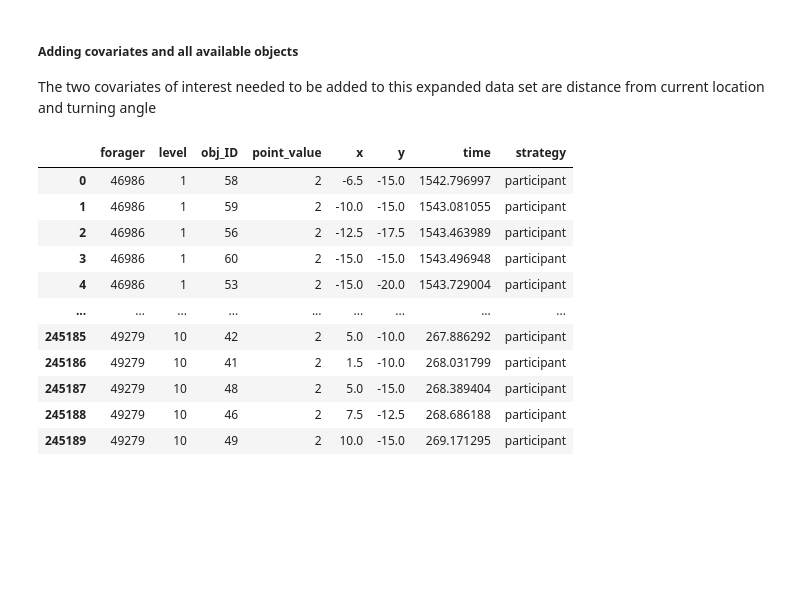
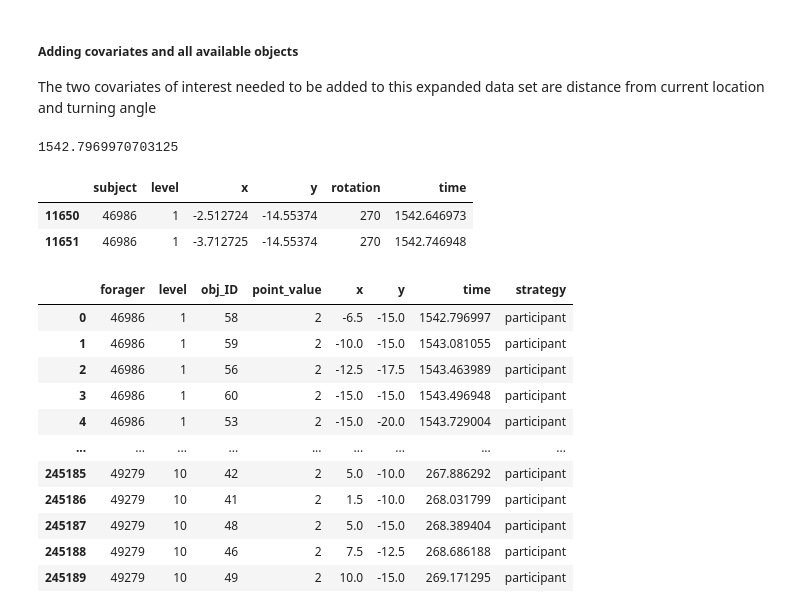
Before and after one commit to lcwat/coconuts_thesis, a Jupyter notebook: py/notebooks/data_expansion.ipynb, the cells around one changed output. Drawn from its saved outputs; the diff is of its cells as text; code cells hidden in the pictures; blank space fills up the shorter version.

Commit message:
expansion work
working on new version of expansion code that uses player locations rather than item locations to estimate covariates

```diff
--- a/py/notebooks/data_expansion.ipynb
+++ b/py/notebooks/data_expansion.ipynb
@@ -10,8 +10,8 @@ import numpy as np
 from tqdm import tqdm
 # %%
 # read in simulation results
-simul_results = pd.read_csv(
-    '../../data/simulation/runs/pure_strats/simul_weighted_forages_10_23_25.csv'
+player_paths = pd.read_csv(
+    '../../data/clean_datasets/clean_location_data.csv'
 )
 
 player_forages = pd.read_csv(
@@ -20,7 +20,7 @@ player_forages = pd.read_csv(
 
 # clean up
 # reset index
-simul_results.index = [*range(len(simul_results))]
+player_paths.index = [*range(len(player_paths))]
 player_forages.index = [*range(len(player_forages))]
 
 # subset cols, remove old x and y and rename imputed x,y to x,y
@@ -100,6 +100,35 @@ def calculate_turning_angles(
             ta_list.append(ta)
 
     return ta_list
+# %%
+slice_df = player_forages[
+    (player_forages.subject == player_forages.iloc[0].subject) &
+    (player_forages.level == player_forages.iloc[0].level)
+]
+
+path_slice_df = player_paths[
+    (player_paths.subject == player_forages.iloc[0].subject) &
+    (player_paths.level == player_forages.iloc[0].level)
+]
+# %%
+def find_heading_angle(
+    collection_time=float, path_df=pd.DataFrame
+):
+
+    # slice the path df before collection time
+    path_slice = path_df[path_df.time <= collection_time].tail(n=2)
+
+    return path_slice
+
+
+print(slice_df.iloc[0].time)
+
+find_heading_angle(slice_df.iloc[0].time, path_slice_df)
+# %% [output]
+1542.7969970703125
+|  | subject | level | x | y | rotation | time |
+| 11650 | 46986 | 1 | -2.512724 | -14.55374 | 270 | 1542.646973 |
+| 11651 | 46986 | 1 | -3.712725 | -14.55374 | 270 | 1542.746948 |
 # %%
 # neighbors distance
 def neighborhood_value(
```
Also changed, not shown: 3 other files.
